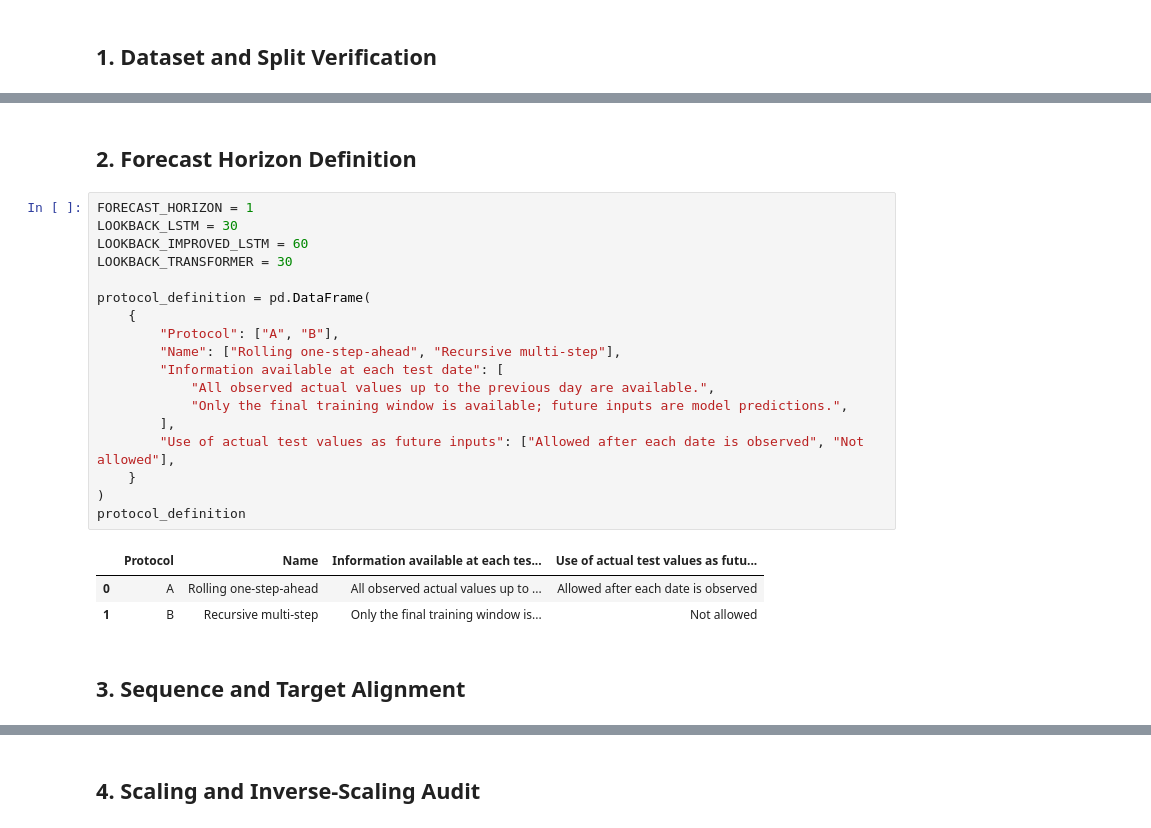
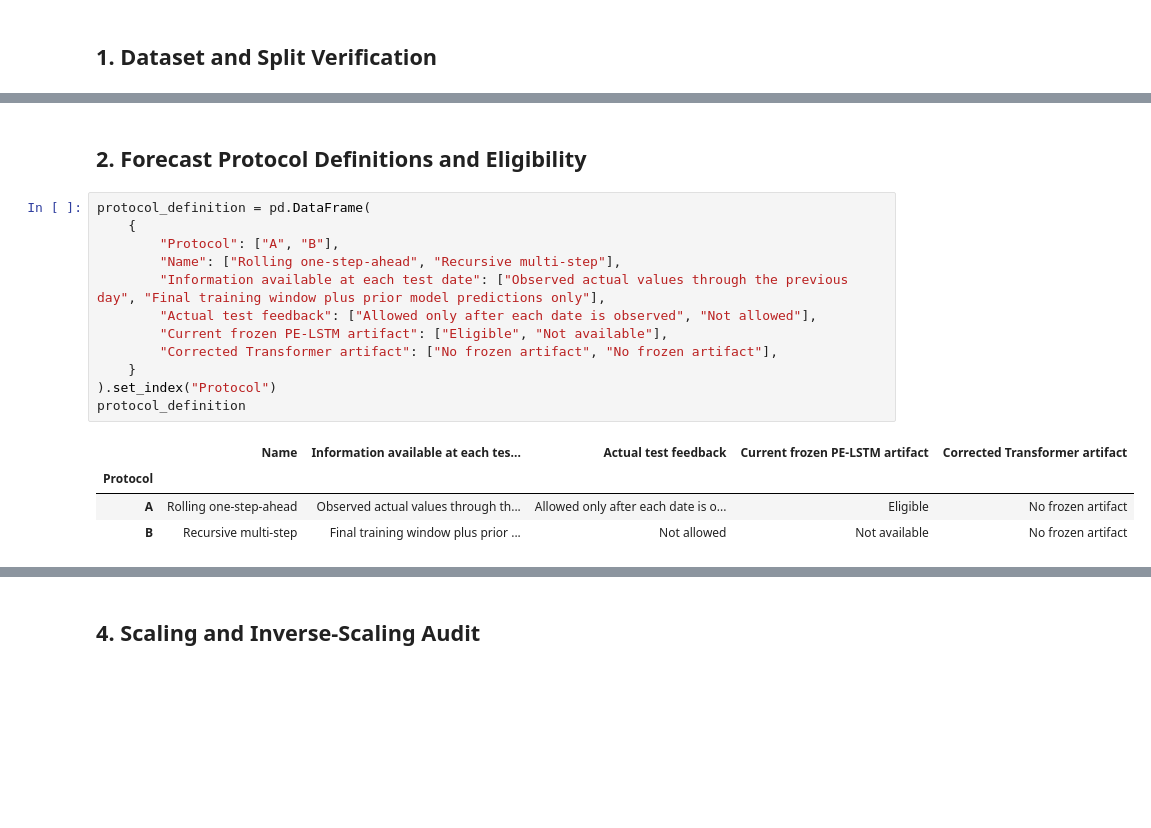
Before and after one commit to mdsoadsolaiman/Time-Series-Foundation-Models, a Jupyter notebook: notebooks/07_Model_Validation_Audit.ipynb, the cells around one changed output, grey strips where cells are left out. Drawn from its saved outputs; the diff is of its cells as text; blank space fills up the shorter version.

```diff
--- a/notebooks/07_Model_Validation_Audit.ipynb
+++ b/notebooks/07_Model_Validation_Audit.ipynb
@@ -80,26 +56,19 @@ split_report
 # %% [markdown]
-## 2. Forecast Horizon Definition
+## 2. Forecast Protocol Definitions and Eligibility
 # %%
-FORECAST_HORIZON = 1
-LOOKBACK_LSTM = 30
-LOOKBACK_IMPROVED_LSTM = 60
-LOOKBACK_TRANSFORMER = 30
-
 protocol_definition = pd.DataFrame(
     {
         "Protocol": ["A", "B"],
         "Name": ["Rolling one-step-ahead", "Recursive multi-step"],
-        "Information available at each test date": [
-            "All observed actual values up to the previous day are available.",
-            "Only the final training window is available; future inputs are model predictions.",
-        ],
-        "Use of actual test values as future inputs": ["Allowed after each date is observed", "Not allowed"],
+        "Information available at each test date": ["Observed actual values through the previous day", "Final training window plus prior model predictions only"],
+        "Actual test feedback": ["Allowed only after each date is observed", "Not allowed"],
+        "Current frozen PE-LSTM artifact": ["Eligible", "Not available"],
+        "Corrected Transformer artifact": ["No frozen artifact", "No frozen artifact"],
     }
-)
+).set_index("Protocol")
 protocol_definition
 # %% [output]
-|  | Protocol | Name | Information available at each tes... | Use of actual test values as futu... |
-| 0 | A | Rolling one-step-ahead | All observed actual values up to ... | Allowed after each date is observed |
-| 1 | B | Recursive multi-step | Only the final training window is... | Not allowed |
+|  | Name | Information available at each tes... | Actual test feedback | Current frozen PE-LSTM artifact | Corrected Transformer artifact |
+| Protocol |  |  |  |  |  |
+| A | Rolling one-step-ahead | Observed actual values through th... | Allowed only after each date is o... | Eligible | No frozen artifact |
+| B | Recursive multi-step | Final training window plus prior ... | Not allowed | Not available | No frozen artifact |
-# %% [markdown]
-## 3. Sequence and Target Alignment
```
Also changed, not shown: parts of 46 cells of this notebook.
